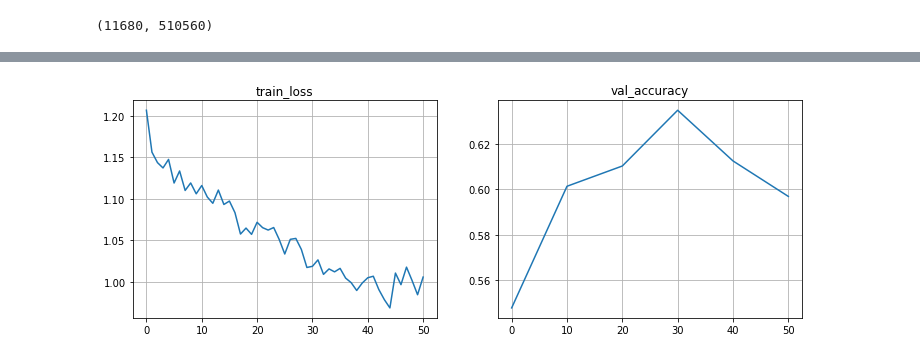
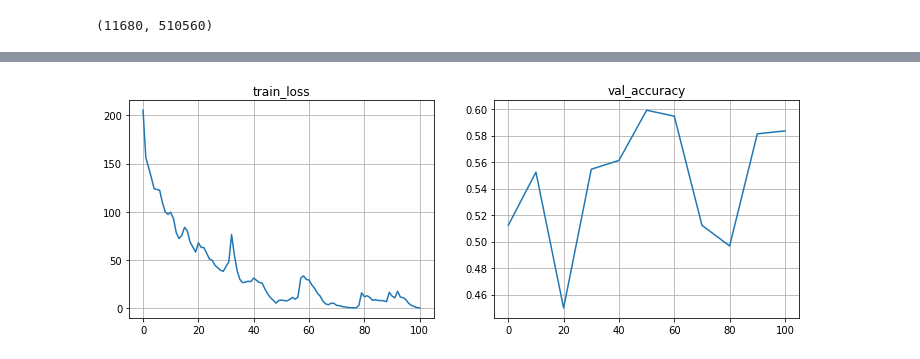
Before and after one commit to M0rC1PanN/speech-emotion-recognition, a Jupyter notebook: IEMOCAP_DCNN.ipynb, the cells around one changed output, grey strips where cells are left out. Saved outputs shown, nothing was run; the diff lists cells and outputs as text; code cells hidden in the pictures.

```diff
--- a/IEMOCAP_DCNN.ipynb
+++ b/IEMOCAP_DCNN.ipynb
@@ -140,6 +158,7 @@ AudioMetaData(sample_rate=16000, num_frames=29119, num_channels=1, bits_per_samp
 [figure]
 [interactive output not drawn]
 # %%
+#!g1.1
 device = 'cuda' if torch.cuda.is_available() else 'cpu'
 
 
@@ -159,26 +178,14 @@ class IEmoCapDataSet(Dataset):
         waveform, sample_rate = torchaudio.load(self.audio_paths[index])
         waveform = waveform.to(self.device)
         assert self.sample_rate == sample_rate
-        hop_length = waveform.shape[1] // (self.spec_size - 1)
-
-        cur_spec = waveform.shape[1] // hop_length + 1
 
         spectrogram = T.MelSpectrogram(
             sample_rate=sample_rate,
             n_fft=1024,
             n_mels=self.spec_size,
-            hop_length=hop_length,
+            hop_length=128,
             center=True,
         ).to(device)
         waveform = spectrogram(waveform)
-        waveform = waveform.narrow(2, 0, 128)
-        try:
-            assert waveform.shape[2] == self.spec_size
-            assert waveform.shape[1] == self.spec_size
-            assert waveform.shape[0] == 1
-        except:
-            print(waveform.shape)
-            raise
-
         return waveform, self.labels[index]
 # %%
@@ -276,25 +326,27 @@ class DCNNModel(nn.Module):
 # %%
+#!g1.1
 from IPython.display import clear_output
 from tqdm import tqdm, trange
+from collections import Counter
 
 def eval_accuracy(model, data_loader):
     n_correct_guesses = 0
     model.eval()
-    for melspecs, labels in data_loader:
-        melspecs, labels = melspecs.to(device), labels.to(device)
-        probas = model(melspecs)
-        predictions = probas.argmax(1)
-        size = labels.shape
-        n_correct_guesses += (labels == predictions).sum()
+    with torch.no_grad():
+        for melspecs, melspec_lens, labels in data_loader:
+            melspecs, melspec_lens, labels = melspecs.to(device), melspec_lens.to(device), labels.to(device)
+            logits = model((melspecs, melspec_lens))
+            predictions = logits.argmax(1)
+            n_correct_guesses += (predictions == labels).float().sum()
     return n_correct_guesses / len(data_loader.sampler)
 
 
 def train_epoch(model, data_loader, loss_fn, optimiser, device):
     total_loss = 0
     model.train()
-    for melspecs, labels in data_loader:
-        melspecs, labels = melspecs.to(device), labels.to(device)
-        prediction = model(melspecs)
+    for melspecs, melspec_lens, labels in data_loader:
+        melspecs, melspec_lens, labels = melspecs.to(device), melspec_lens.to(device), labels.to(device)
+        prediction = model((melspecs, melspec_lens))
         loss = loss_fn(prediction, labels)
         total_loss += loss
 
@@ -304,7 +356,7 @@ def train_epoch(model, data_loader, loss_fn, optimiser, device):
     return total_loss / len(data_loader)
 
 
-def train(model, data_loader, loss_fn, optimiser, device, n_epochs=51):
+def train(model, data_loader, validation_loader, loss_fn, optimiser, device, n_epochs=51):
     metrics = {'train_loss': [], 'val_accuracy': [] }
 
     for i in trange(n_epochs):
@@ -312,7 +364,7 @@ def train(model, data_loader, loss_fn, optimiser, device, n_epochs=51):
 
         metrics['train_loss'].append((i, loss))
 
-        if i % 5 == 0:
+        if i % 10 == 0:
             metrics['val_accuracy'].append((i, eval_accuracy(model, validation_loader)))
 
             clear_output(True)
@@ -325,14 +377,15 @@ def train(model, data_loader, loss_fn, optimiser, device, n_epochs=51):
             plt.show()
             print("Mean loss=%.3f" % np.mean(metrics['train_loss'][-10:], axis=0)[1], flush=True)
 # %%
+#!g1.1
 LEARNING_RATE = 1e-3
 
 model = DCNNModel().to(device)
-loss_fn = nn.CrossEntropyLoss()
+loss_fn = nn.CrossEntropyLoss(reduction='sum')
 optimiser = torch.optim.Adam(model.parameters(),
                              lr=LEARNING_RATE)
 
 
-train(model, train_loader, loss_fn, optimiser, device)
+train(model, train_loader, validation_loader, loss_fn, optimiser, device, n_epochs=101)
 # %% [output]
-[figure, old version]
+[figure, new version]
```
Also changed, not shown: parts of 17 cells of this notebook.
